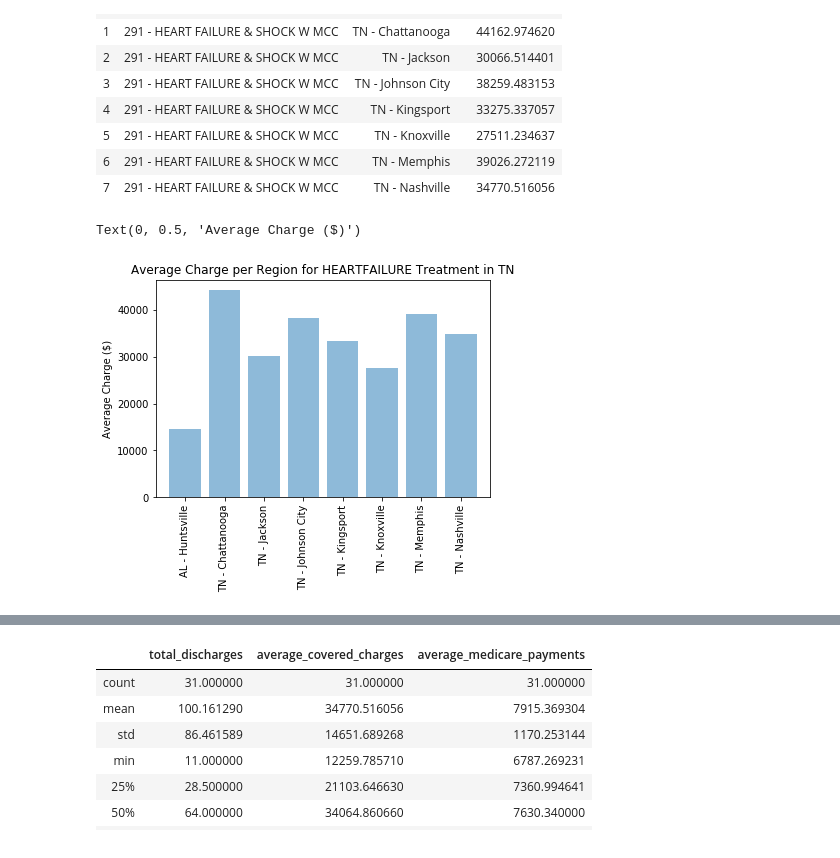
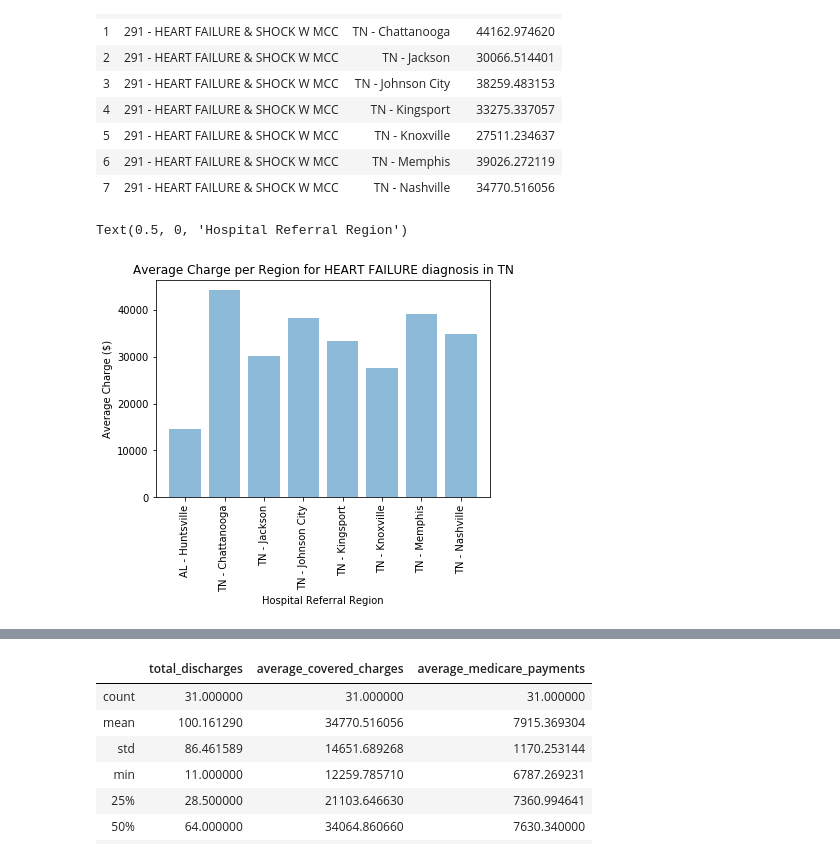
Before and after one commit to santannarenata/Healthcare_project, a Jupyter notebook: Code-API Updated.ipynb, the cells around one changed output, grey strips where cells are left out. Saved outputs shown, nothing was run; the diff lists cells and outputs as text; code cells hidden in the pictures.

```diff
--- a/Code-API Updated.ipynb
+++ b/Code-API Updated.ipynb
@@ -1830,22 +1831,23 @@ Average_Charge_of_HEARTFAILURE_per_Region_TN
 # %%
 # Create a Bar Chart of the Average Charge per Region for HEARTFAILURE PROCEDURES in TN
 
 drg_HEARTFAILURE_TN_Average_Covered_Charge_List_Values = drg_HEARTFAILURE_TN_Average_Covered_Charge_List
 drg_HEARTFAILURE_TN_Region_List_Values = drg_HEARTFAILURE_TN_Region_List
 x_axis = np.arange(len(drg_HEARTFAILURE_TN_Region_List))
 
 plt.bar(x_axis, drg_HEARTFAILURE_TN_Average_Covered_Charge_List_Values, alpha=0.5, align="center")
 
 tick_locations = [value for value in x_axis]
 plt.xticks(tick_locations, drg_HEARTFAILURE_TN_Region_List_Values, rotation="vertical")
 
 plt.xlim(-0.75, len(x_axis)-0.25)
 
-plt.title("Average Charge per Region for HEARTFAILURE Treatment in TN")
+plt.title("Average Charge per Region for HEART FAILURE diagnosis in TN")
 plt.ylabel("Average Charge ($)")
+plt.xlabel("Hospital Referral Region")
 # %% [output]
-Text(0, 0.5, 'Average Charge ($)')
+Text(0.5, 0, 'Hospital Referral Region')
-[figure, old version]
+[figure, new version]
 # %%
 # Filter the data so that only a specific procedure in Nashville TN is in the dataframe
 
```
Also changed, not shown: parts of 4 cells of this notebook.
